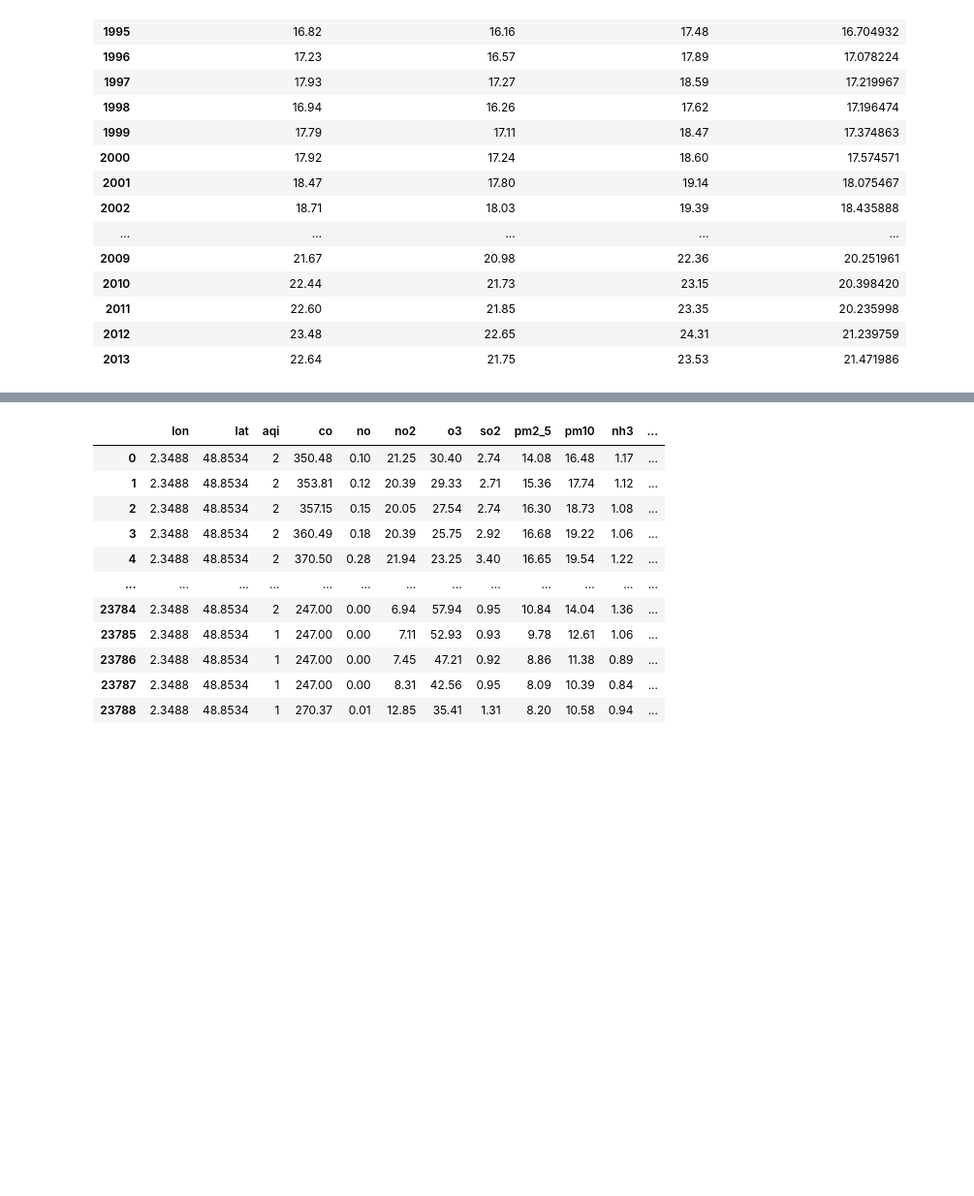
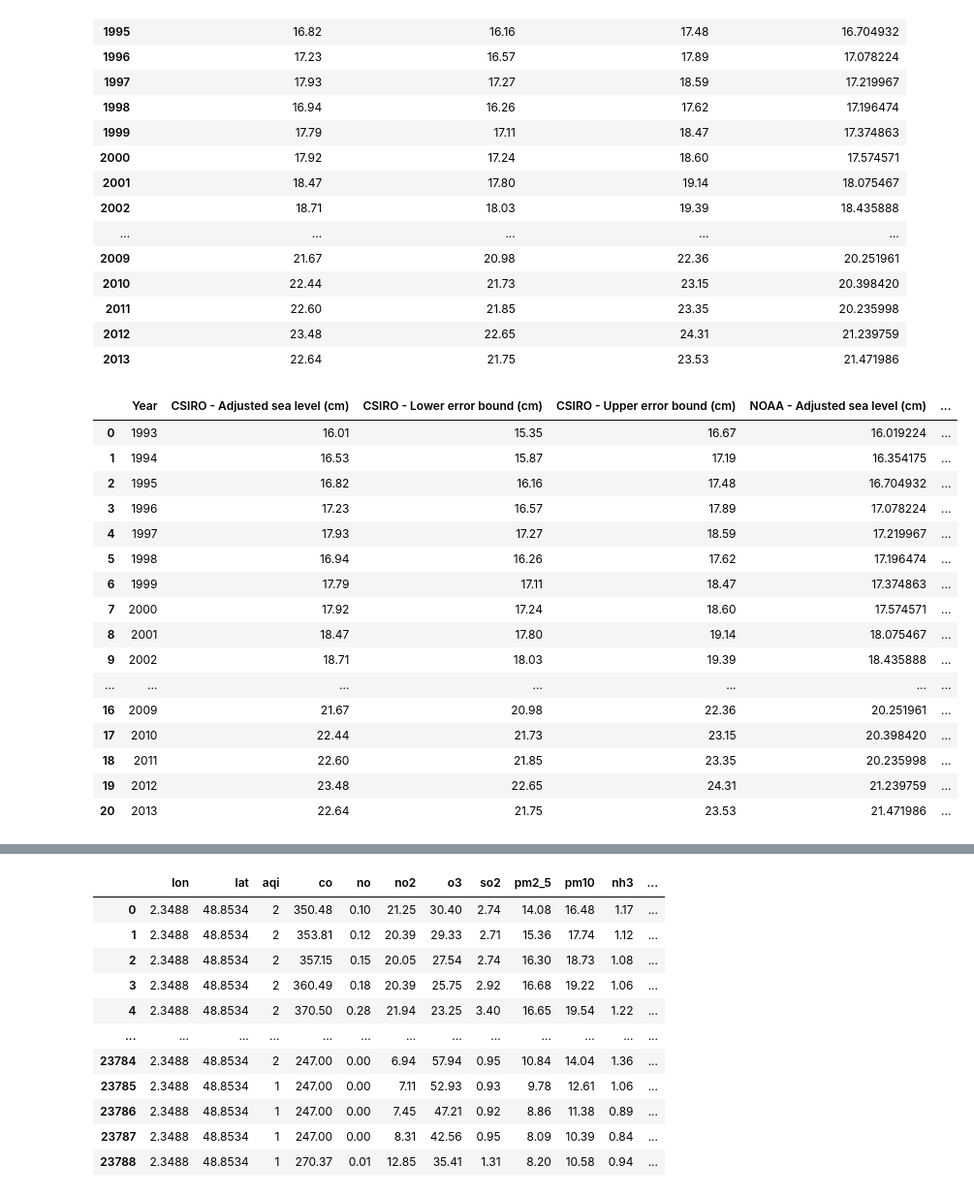
Before and after one commit to jdmandras/Project-3, a Jupyter notebook: Individual Workspaces/Jessica Andras/Jessica.ipynb, the cells around one changed output, grey strips where cells are left out. Shown at 97% size. Saved outputs shown, nothing was run; the diff lists cells and outputs as text; code cells hidden in the pictures; blank space fills up the shorter version.

Commit message:
Table work

```diff
--- a/Individual Workspaces/Jessica Andras/Jessica.ipynb
+++ b/Individual Workspaces/Jessica Andras/Jessica.ipynb
@@ -173,8 +173,26 @@ Sea_Hist_Jen
 | 2012 | 23.48 | 22.65 | 24.31 | 21.239759 |
 | 2013 | 22.64 | 21.75 | 23.53 | 21.471986 |
 # %%
-#Ocean Warming Data
+#Ocean Warming Data joined with Historical Sea Levels
 
-Ocean_Warm_Mav = pd.read_csv(../../Resources)
+Ocean_Warm_Mav = pd.read_csv("../../Resources/ocean_warming_data.csv")
 Ocean_Warm_Mav = pd.merge(Sea_Hist_Jen, Ocean_Warm_Mav, on='Year')
 Ocean_Warm_Mav
+# %% [output]
+|  | Year | CSIRO - Adjusted sea level (cm) | CSIRO - Lower error bound (cm) | CSIRO - Upper error bound (cm) | NOAA - Adjusted sea level (cm) | ... |
+| 0 | 1993 | 16.01 | 15.35 | 16.67 | 16.019224 | ... |
+| 1 | 1994 | 16.53 | 15.87 | 17.19 | 16.354175 | ... |
+| 2 | 1995 | 16.82 | 16.16 | 17.48 | 16.704932 | ... |
+| 3 | 1996 | 17.23 | 16.57 | 17.89 | 17.078224 | ... |
+| 4 | 1997 | 17.93 | 17.27 | 18.59 | 17.219967 | ... |
+| 5 | 1998 | 16.94 | 16.26 | 17.62 | 17.196474 | ... |
+| 6 | 1999 | 17.79 | 17.11 | 18.47 | 17.374863 | ... |
+| 7 | 2000 | 17.92 | 17.24 | 18.60 | 17.574571 | ... |
+| 8 | 2001 | 18.47 | 17.80 | 19.14 | 18.075467 | ... |
+| 9 | 2002 | 18.71 | 18.03 | 19.39 | 18.435888 | ... |
+| ... | ... | ... | ... | ... | ... | ... |
+| 16 | 2009 | 21.67 | 20.98 | 22.36 | 20.251961 | ... |
+| 17 | 2010 | 22.44 | 21.73 | 23.15 | 20.398420 | ... |
+| 18 | 2011 | 22.60 | 21.85 | 23.35 | 20.235998 | ... |
+| 19 | 2012 | 23.48 | 22.65 | 24.31 | 21.239759 | ... |
+| 20 | 2013 | 22.64 | 21.75 | 23.53 | 21.471986 | ... |
```
Also changed, not shown: parts of 1 cell of this notebook, 5 other files.
